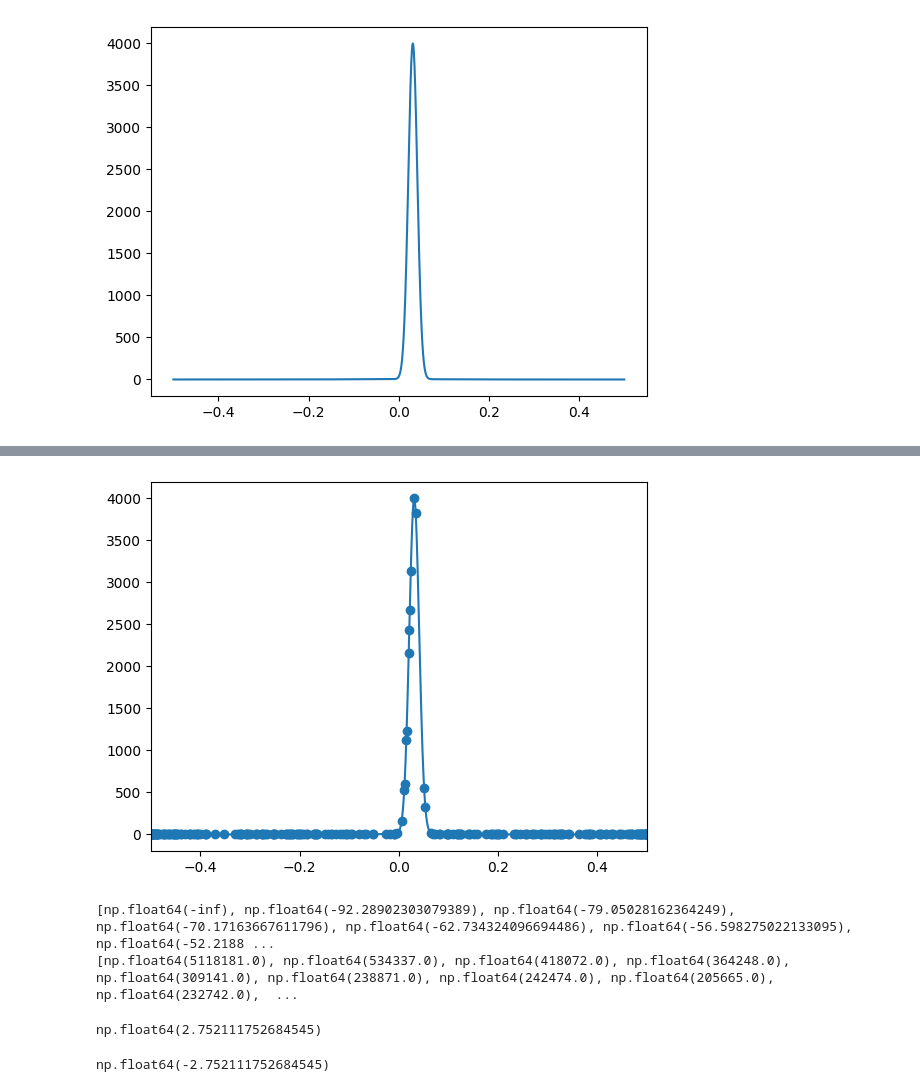
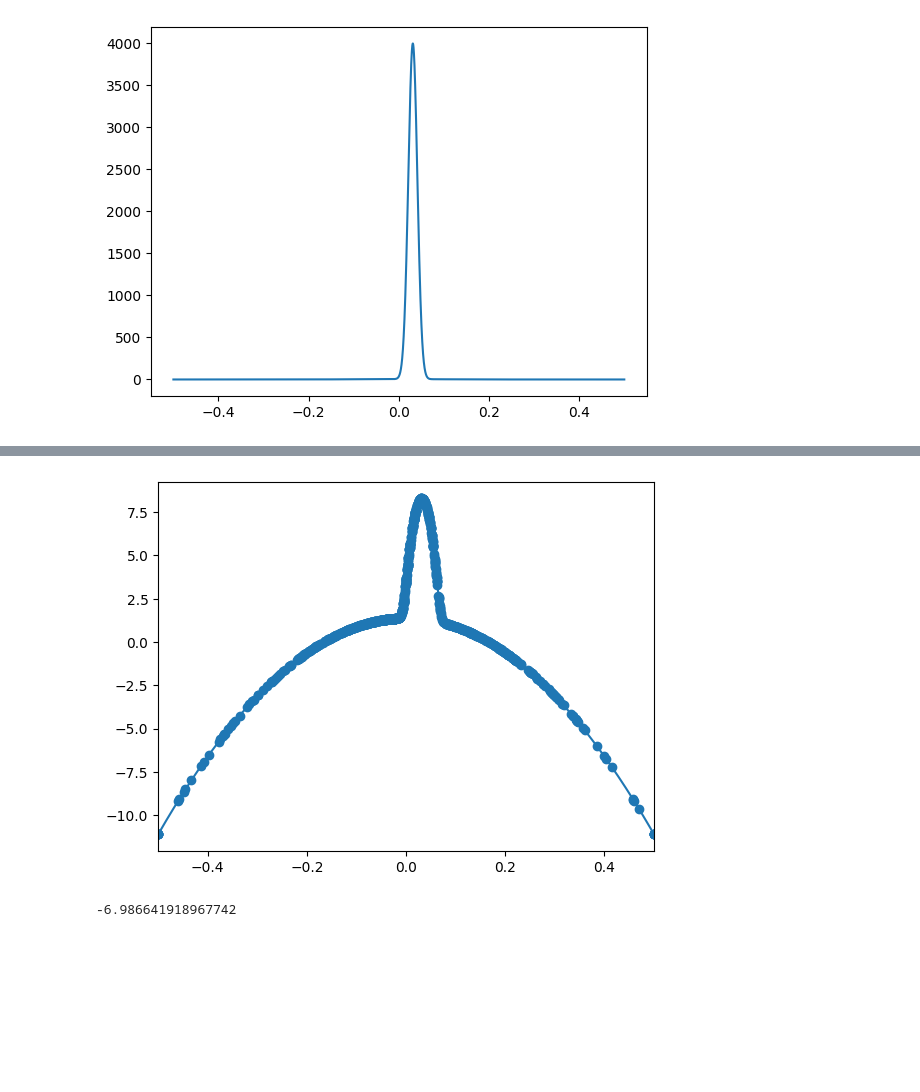
Before and after one commit to thomas-egg/nested_sampling, a Jupyter notebook: examples/spike_slab/sandbox.ipynb, the cells around one changed output, grey strips where cells are left out. Drawn from its saved outputs; the diff is of its cells as text; code cells hidden in the pictures; blank space fills up the shorter version.

```diff
--- a/examples/spike_slab/sandbox.ipynb
+++ b/examples/spike_slab/sandbox.ipynb
@@ -65,25 +67,35 @@ plt.scatter(logX, logL)
 # %%
-pos = chain['x'][-400:][:,6]
+pos = chain['x'][-1000:][:,6]
 x = np.linspace(-0.5, 0.5, 10000)
-y = np.exp([log_likelihood(x_i) for x_i in x])
+y = np.array([log_likelihood(x_i) for x_i in x])
 plt.plot(x, y)
-plt.scatter(pos, [np.exp(log_likelihood(position)) for position in pos])
+plt.scatter(pos, [np.array(log_likelihood(position)) for position in pos])
 #plt.ylim(0, 10)
 plt.xlim(-0.5, 0.5)
 plt.show()
 # %% [output]
-[figure, old version]
+[figure, new version]
-# %%
-print([level.log_likelihood_bound for level in list_levels])
-print([level.total_visits for level in list_levels])
-# %% [output]
-[np.float64(-inf), np.float64(-92.28902303079389), np.float64(-79.05028162364249), np.float64(-70.17163667611796), np.float64(-62.734324096694486), np.float64(-56.598275022133095), np.float64(-52.2188 ...
-[np.float64(5118181.0), np.float64(534337.0), np.float64(418072.0), np.float64(364248.0), np.float64(309141.0), np.float64(238871.0), np.float64(242474.0), np.float64(205665.0), np.float64(232742.0),  ...
-# %%
-list_levels[4].level_weight(levels.current_max_J, 10.0, levels.max_J)
-# %% [output]
-np.float64(2.752111752684545)
-# %%
-list_levels[4].get_log_X
-# %% [output]
-np.float64(-2.752111752684545)
+# %%
+# Compute logZ
+log_Ls = np.sort(chain['L'])[::100]
+logL_bins = [level.log_likelihood_bound for level in list_levels]
+logX_bins = [level.get_log_X for level in list_levels]
+
+# Find the right index
+indices = np.searchsorted(logL_bins, log_Ls, side='right')
+
+# Find the lower and upper boundaries
+lower_bounds = np.array([list_levels[i - 1].get_log_X if i > 0 else None for i in indices])
+upper_bounds = np.array([list_levels[i].get_log_X if i < len(logL_bins) else None for i in indices])
+lower_bounds = np.array([low if low is not None else np.min(logX_bins) for low in lower_bounds])
+upper_bounds = np.array([up if up is not None else np.max(logX_bins) for up in upper_bounds])
+
+# Compute random uniform logX values
+log_Xs = np.sort([np.random.uniform(lower, upper) for lower, upper in zip(lower_bounds, upper_bounds)])[::-1]
+log_ws = np.log(np.exp(log_Xs[:-1]) - np.exp(log_Xs[1:]))
+
+# Get logZ
+log_Z = np.log(np.sum(np.exp(log_ws + log_Ls[1:])))
+print(log_Z)
+# %% [output]
+-6.986641918967742
```
Also changed, not shown: parts of 7 cells of this notebook, 5 other files.
